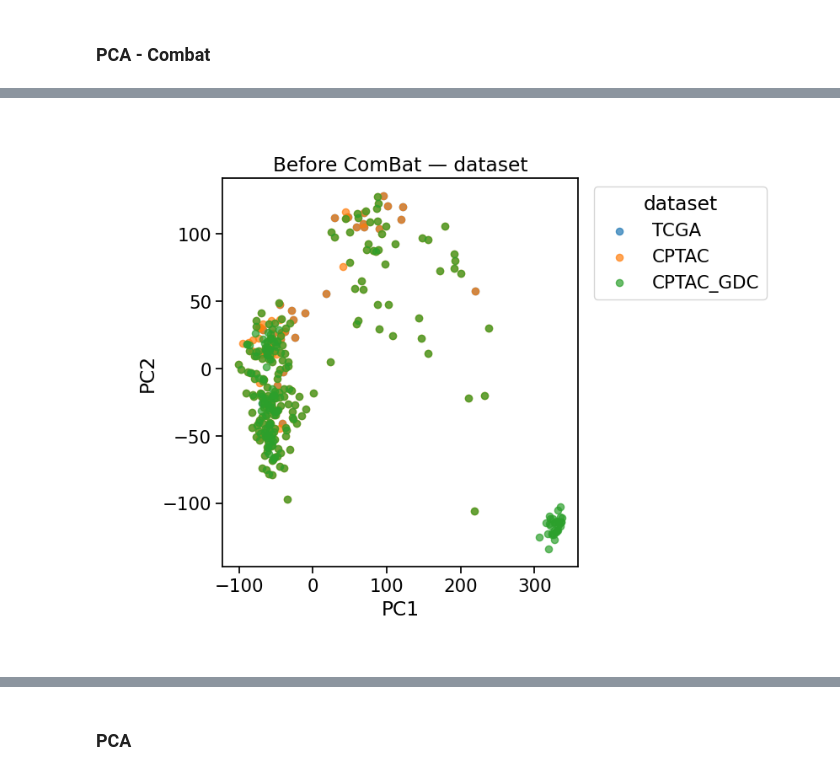
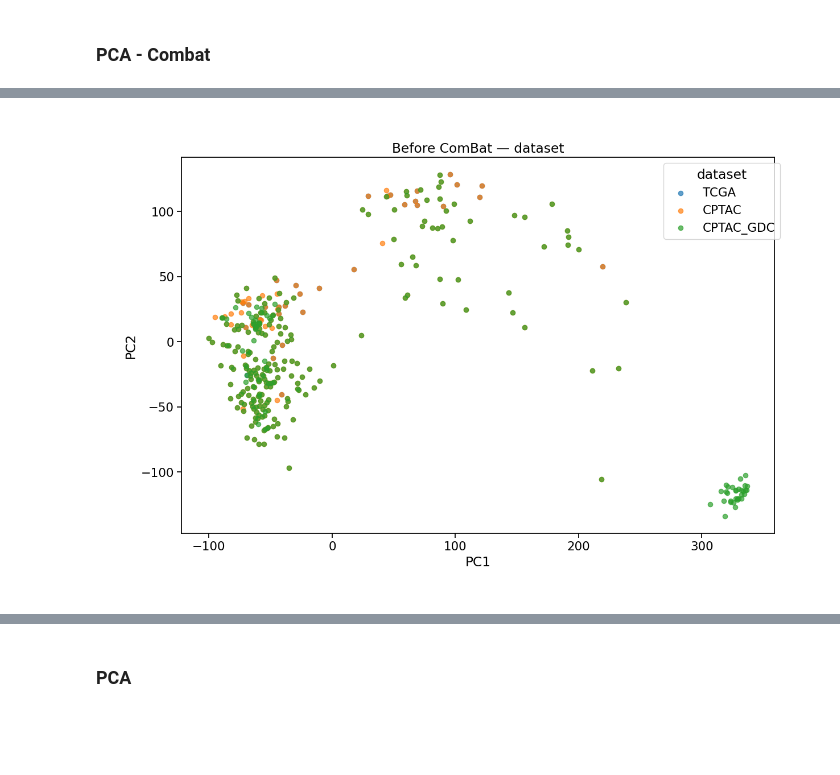
Before and after one commit to flalix/perturb_agent, a Jupyter notebook: notebooks/mtp_TCGA_53_PSI_all_PAADs_Clusters.ipynb, the cells around one changed output, grey strips where cells are left out. Saved outputs shown, nothing was run; the diff lists cells and outputs as text; code cells hidden in the pictures; blank space fills up the shorter version.

```diff
--- a/notebooks/mtp_TCGA_53_PSI_all_PAADs_Clusters.ipynb
+++ b/notebooks/mtp_TCGA_53_PSI_all_PAADs_Clusters.ipynb
@@ -619,15 +599,15 @@ import matplotlib.pyplot as plt
 
 
 def plot_pca_expression(
-    df_expression: pd.DataFrame,
+    df_logexp: pd.DataFrame,
     metadata: pd.DataFrame,
     color_col:str,
     title:str,
     figsize:tuple=(12,8)
 ):
-    metadata_aligned = metadata.loc[df_expression.columns]
+    metadata_aligned = metadata.loc[df_logexp.columns]
 
-    X = df_expression.T.to_numpy()
+    X = df_logexp.T.to_numpy()
 
     coordinates = PCA(n_components=2).fit_transform(X)
 
@@ -653,9 +649,10 @@ def plot_pca_expression(
 # %%
 plot_pca_expression(
     dfn,
     metadata,
     color_col="dataset",
     title="Before ComBat — dataset",
+    figsize=(12,8)
 )
 # %% [output]
-[figure, old version]
+[figure, new version]
```
Also changed, not shown: parts of 28 cells of this notebook, 2 other files.
